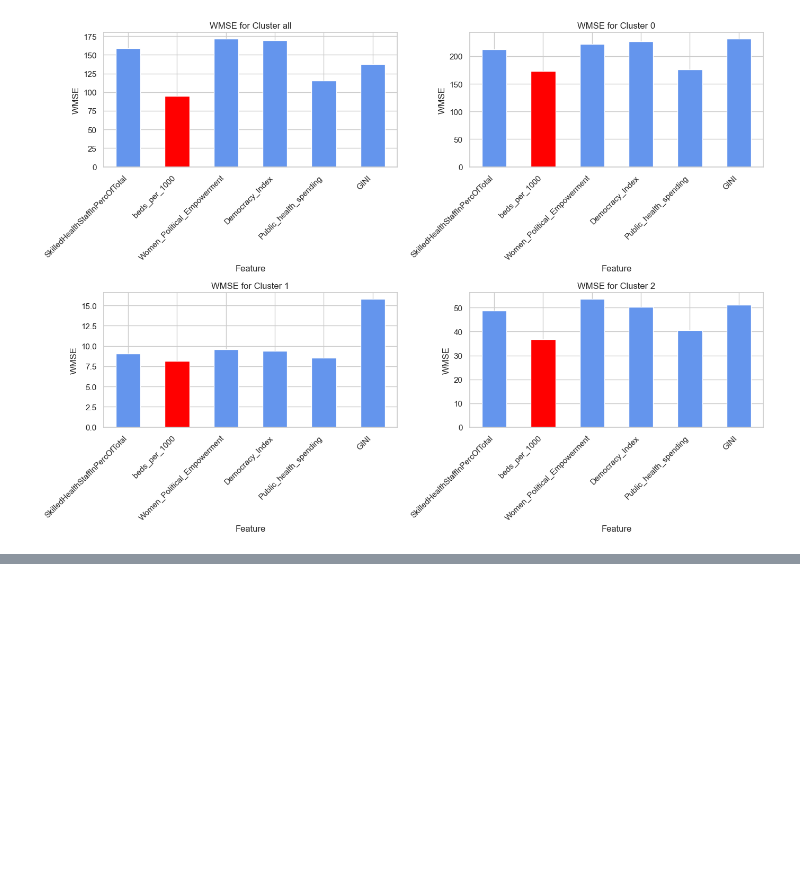
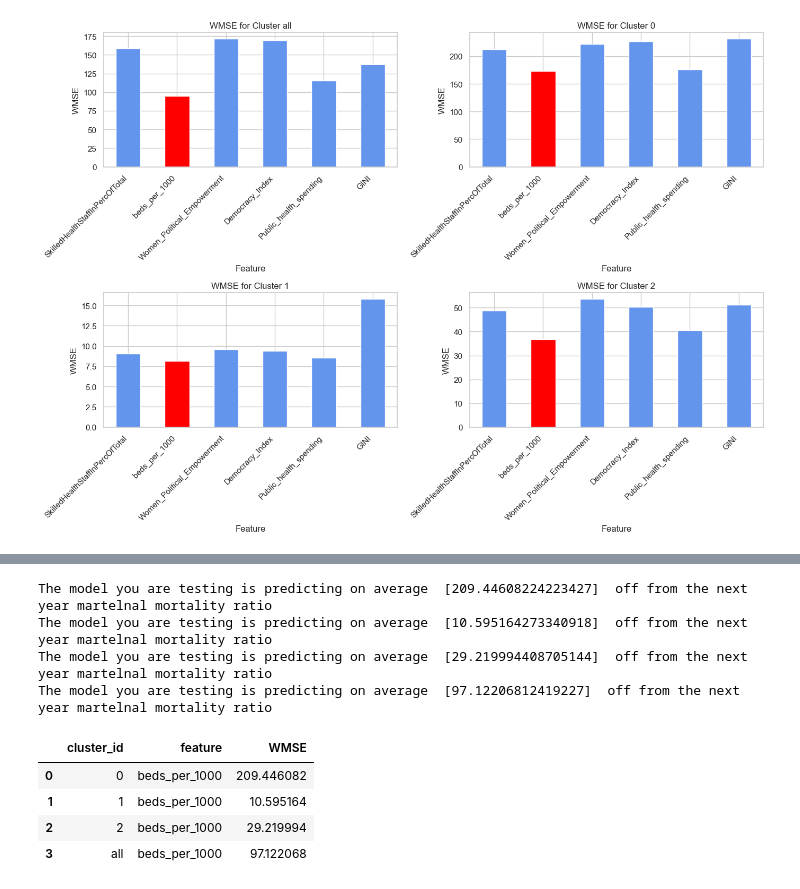
Before and after one commit to MariaStefaniak/SurvivalAtBirth_Global, a Jupyter notebook: Data_Organization/Python_Scripts/FinalNotebook.ipynb, the cells around one changed output, grey strips where cells are left out. Saved outputs shown, nothing was run; the diff lists cells and outputs as text; code cells hidden in the pictures; blank space fills up the shorter version.

```diff
--- a/Data_Organization/Python_Scripts/FinalNotebook.ipynb
+++ b/Data_Organization/Python_Scripts/FinalNotebook.ipynb
@@ -1070,0 +931,65 @@ countryRegressor.Xad
+# %%
+# Prepare to store results
+results_wmse_test = []
+
+
+for icluster in range(countryRegressor.cluster_choice):
+    # 1. Get best feature for this cluster
+    feature = best_features_df.loc[best_features_df["cluster_id"] == icluster, "feature"].values[0]
+    # 2. Train on the selected feature
+    countryRegressor.Feature_Selection_Model([feature])
+    countryRegressor.Make_Weights()
+    countryRegressor.Clean_4_Modeling()
+    countryRegressor.Fit()
+    countryRegressor.Clean_Test()
+    # 3. Select test data for that cluster
+    cluster_mask = countryRegressor.test_clean_df["cluster_id"] == icluster
+    tmp_test_df = countryRegressor.test_clean_df.loc[cluster_mask, [feature]].copy()
+     # 4. Make predictions
+    countryRegressor.Predict(tmp_test_df, icluster)
+    # 5. Get the country list for cluster:
+    country_list = list(countryRegressor.test_clean_df[countryRegressor.test_clean_df['cluster_id'] == icluster].index)
+    country_list = country_list[:(len(country_list) // 2)]
+    country_list = [country[:3] for country in country_list]
+    #6. Compute WMSE using original test set and prediction
+    wmse = countryRegressor.WMSE(countryRegressor.test_clean_df, country_list, icluster)
+    # 6. Store result
+    results_wmse_test.append({
+        "cluster_id": icluster,
+        "feature": feature,
+        "WMSE": wmse[0]
+    })
+
+
+feature = best_features_df.loc[best_features_df["cluster_id"] == icluster, "feature"].values[0]
+countryRegressor.Feature_Selection_Model([feature])
+countryRegressor.Make_Weights()
+countryRegressor.Clean_4_Modeling()
+countryRegressor.Fit()
+countryRegressor.Clean_Test()
+tmp_test_df = countryRegressor.test_clean_df[[feature]].copy()
+countryRegressor.Predict(tmp_test_df, -1)
+country_list = list(countryRegressor.test_clean_df[countryRegressor.test_clean_df['cluster_id'] > -1].index)
+country_list = country_list[:(len(country_list) // 2)]
+country_list = [country[:3] for country in country_list]
+# 5. Compute WMSE using original test set and prediction
+wmse = countryRegressor.WMSE(countryRegressor.test_clean_df, country_list, icluster)
+results_wmse_test.append({
+        "cluster_id": 'all',
+        "feature": feature,
+        "WMSE": wmse[0]
+    })
+
+# 8. Build final DataFrame
+results_wmse_test_df = pd.DataFrame(results_wmse_test)
+results_wmse_test_df
+# %% [output]
+The model you are testing is predicting on average  [209.44608224223427]  off from the next year martelnal mortality ratio
+The model you are testing is predicting on average  [10.595164273340918]  off from the next year martelnal mortality ratio
+The model you are testing is predicting on average  [29.219994408705144]  off from the next year martelnal mortality ratio
+The model you are testing is predicting on average  [97.12206812419227]  off from the next year martelnal mortality ratio
+|  | cluster_id | feature | WMSE |
+| 0 | 0 | beds_per_1000 | 209.446082 |
+| 1 | 1 | beds_per_1000 | 10.595164 |
+| 2 | 2 | beds_per_1000 | 29.219994 |
+| 3 | all | beds_per_1000 | 97.122068 |
```
Also changed, not shown: parts of 19 cells of this notebook.
